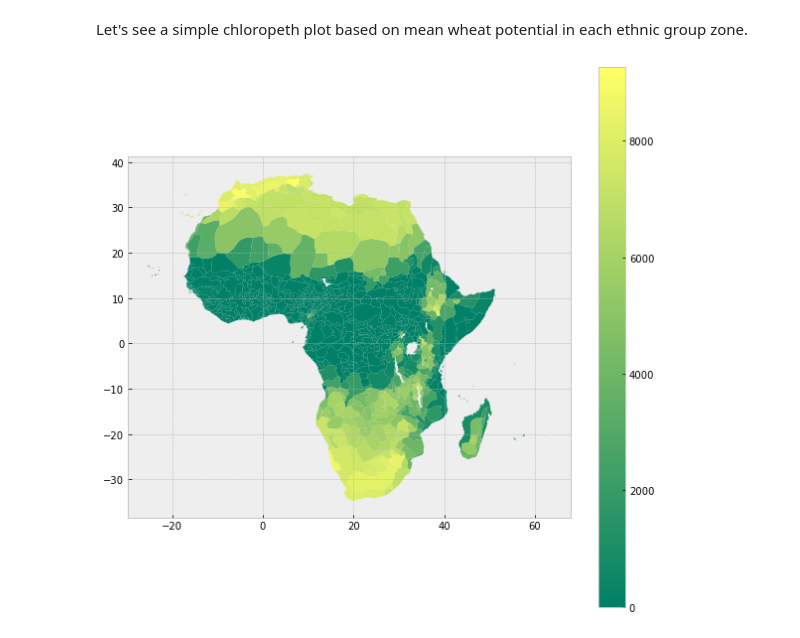
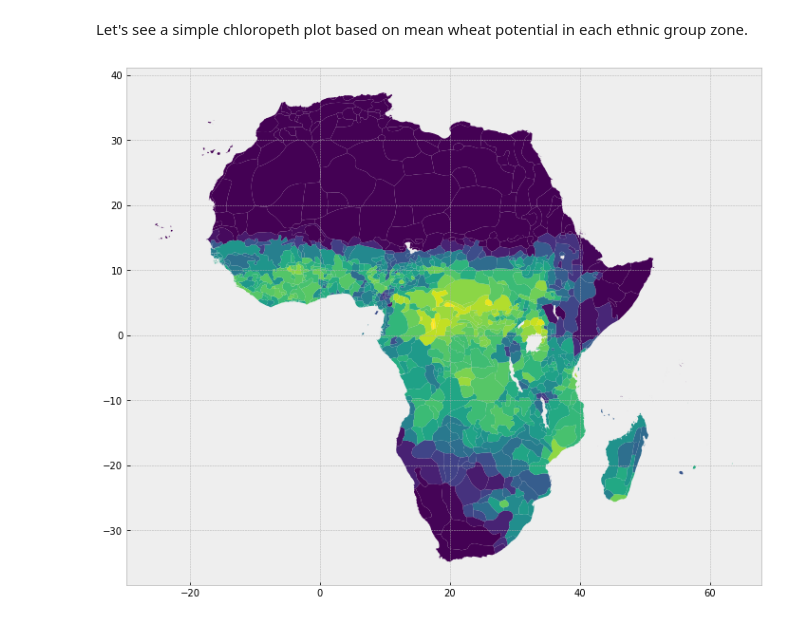
Before and after one commit to jhconning/land_uct_2019, a Jupyter notebook: notebooks/Fenske.ipynb, the cells around one changed output. Cells and saved outputs as stored; diff of their text form; code cells hidden in the pictures.

```diff
--- a/notebooks/Fenske.ipynb
+++ b/notebooks/Fenske.ipynb
@@ -119,0 +105,8 @@ rioplot.show(wheat);
+# %%
+#wheat_tif = "res02_crav6190h_whea000a_yld.tif"
+wheat_tif = "sxHr_rcd.tif"
+wheat = rasterio.open(wheat_tif)
+plt.figure(figsize=(12,10))
+plt.xlim(1800,2900)
+plt.ylim(1600,600)
+plt.imshow(wheat.read(1));
@@ -120,10 +115,7 @@ rioplot.show(wheat);
 # %% [markdown]
 Next we use the `rasterstats.zonal_stats` command to calculate 'count', 'max', 'min', 'mean' statistics for the raster data inside each polygon. The function returns the results as a python dictionary.
 # %%
-stats = rs.zonal_stats('borders_tribes.shp',
-                       'res02_crav6190h_whea000a_yld.tif',
-                       prefix = 'wheat_',
-                       stats="count min mean max median")
+stats = rs.zonal_stats('borders_tribes.shp', wheat_tif, prefix = 'wheat_')
 # %% [markdown]
 Finally let us add these calculated statistics as columns to our geodataframe.
 # %%
@@ -144,6 +136,6 @@ tribe_areas.head()
 # %% [markdown]
 Let's see a simple chloropeth plot based on mean wheat potential in each ethnic group zone.
 # %%
-tribe_areas.plot(column='wheat_mean', cmap='summer', legend=True, figsize=(10,10));
+tribe_areas.plot(column='wheat_mean', figsize=(12,16));
 # %% [output]
-[figure, old version]
+[figure, new version]
```
Also changed, not shown: parts of 75 cells of this notebook.
